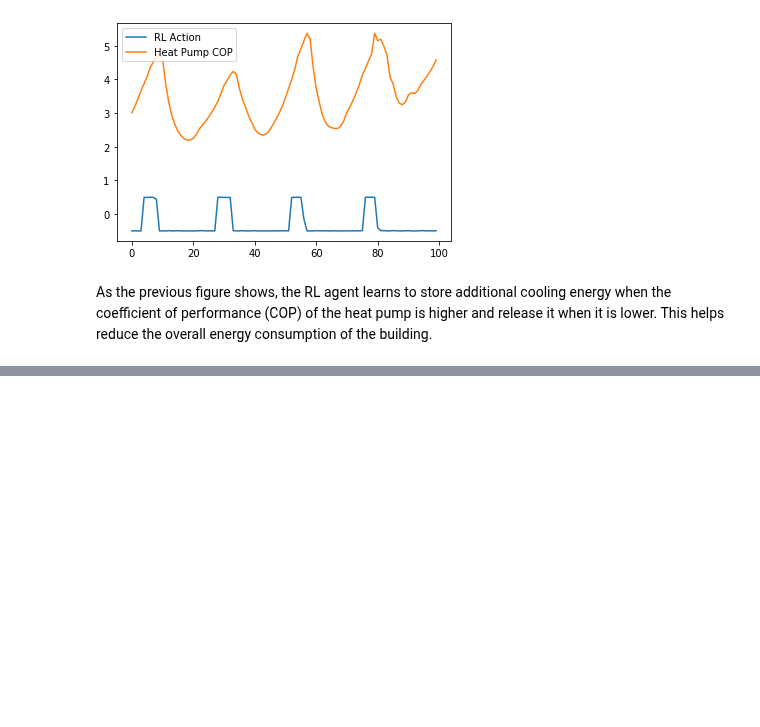
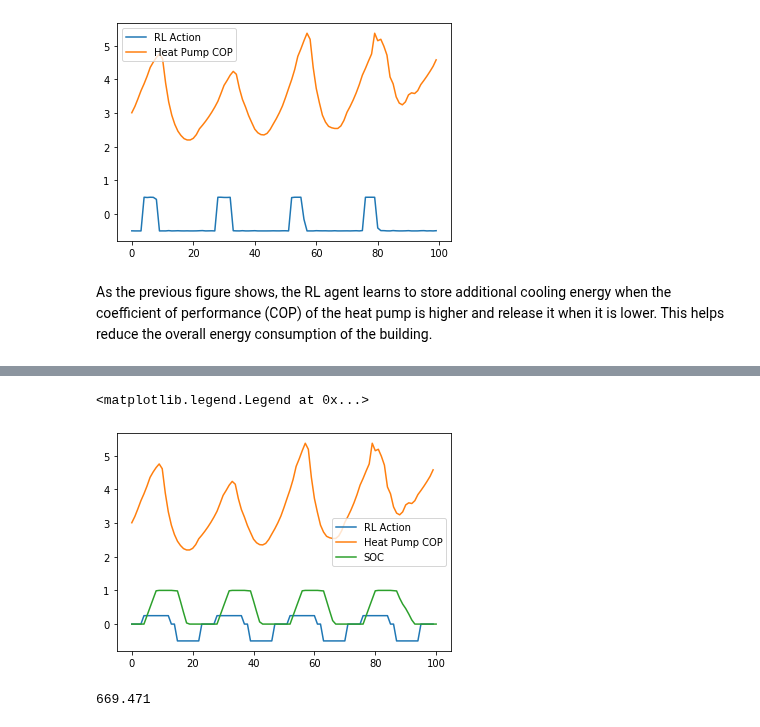
Before and after one commit to intelligent-environments-lab/CityLearn, a Jupyter notebook: main.ipynb, the cells around one changed output, grey strips where cells are left out. Drawn from its saved outputs; the diff is of its cells as text; code cells hidden in the pictures; blank space fills up the shorter version.

```diff
--- a/main.ipynb
+++ b/main.ipynb
@@ -176,0 +218,14 @@ As the previous figure shows, the RL agent learns to store additional cooling en
+# %%
+soc = [i/env.buildings[0].cooling_storage.capacity for i in env.buildings[0].cooling_storage.soc_list]
+#Plots for the last 100 hours of the simulation
+plt.plot(env.action_track[4][-100:])
+plt.plot(env.buildings[0].cooling_device.cop_cooling_list[2400:2500])
+plt.plot(soc[2400:])
+plt.legend(['RL Action','Heat Pump COP', 'SOC'])
+# %% [output]
+<matplotlib.legend.Legend at 0x...>
+[figure, added]
+# %%
+env.buildings[0].cooling_storage.capacity
+# %% [output]
+669.471
```
Also changed, not shown: parts of 15 cells of this notebook, 3 other files.
